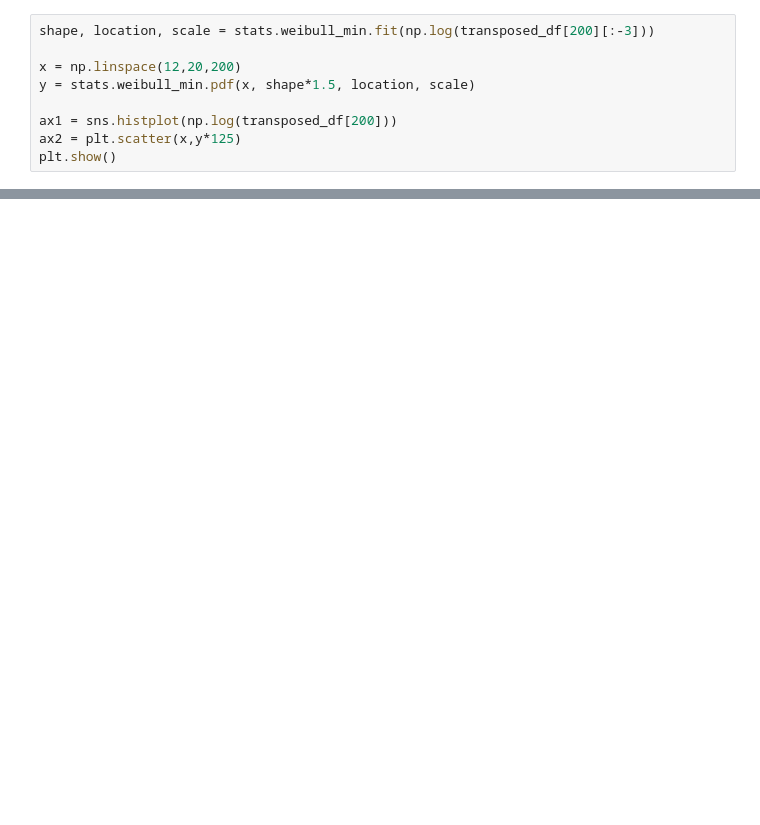
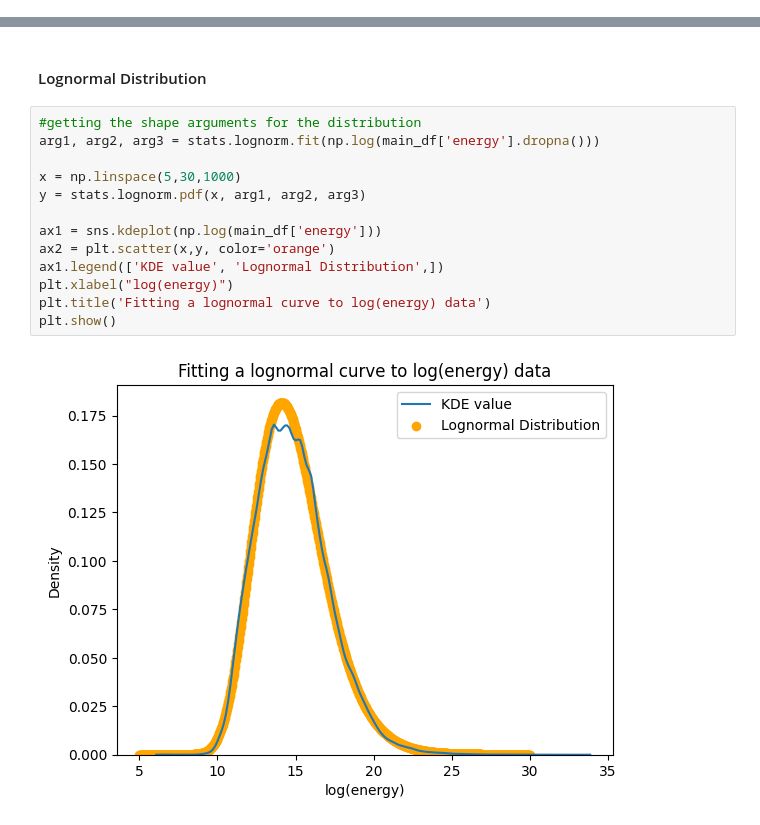
Before and after one commit to justinm329/Earthquake_Analysis, a Jupyter notebook: EDA_files/classical_stats_analysis.ipynb, the cells around one changed output, grey strips where cells are left out. Saved outputs shown, nothing was run; the diff lists cells and outputs as text; blank space fills up the shorter version.

```diff
--- a/EDA_files/classical_stats_analysis.ipynb
+++ b/EDA_files/classical_stats_analysis.ipynb
@@ -103,9 +0,0 @@ from scipy import stats
-# %%
-shape, location, scale = stats.weibull_min.fit(np.log(transposed_df[200][:-3]))
-
-x = np.linspace(12,20,200)
-y = stats.weibull_min.pdf(x, shape*1.5, location, scale)
-
-ax1 = sns.histplot(np.log(transposed_df[200]))
-ax2 = plt.scatter(x,y*125)
-plt.show()
@@ -191,0 +48,17 @@ Probability: 0.0%
+# %% [markdown]
+#### Lognormal Distribution
+# %%
+#getting the shape arguments for the distribution
+arg1, arg2, arg3 = stats.lognorm.fit(np.log(main_df['energy'].dropna()))
+
+x = np.linspace(5,30,1000)
+y = stats.lognorm.pdf(x, arg1, arg2, arg3)
+
+ax1 = sns.kdeplot(np.log(main_df['energy']))
+ax2 = plt.scatter(x,y, color='orange')
+ax1.legend(['KDE value', 'Lognormal Distribution',])
+plt.xlabel("log(energy)")
+plt.title('Fitting a lognormal curve to log(energy) data')
+plt.show()
+# %% [output]
+[figure, added]
```
Also changed, not shown: parts of 63 cells of this notebook, 3 other files.
